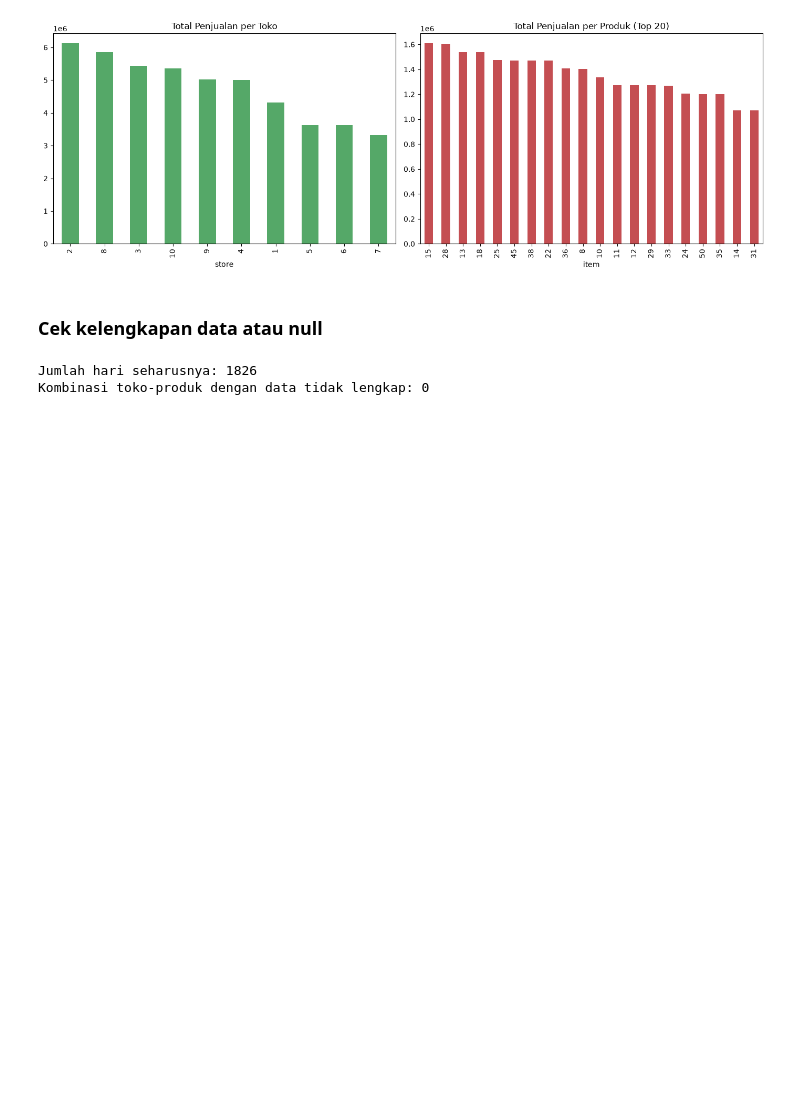
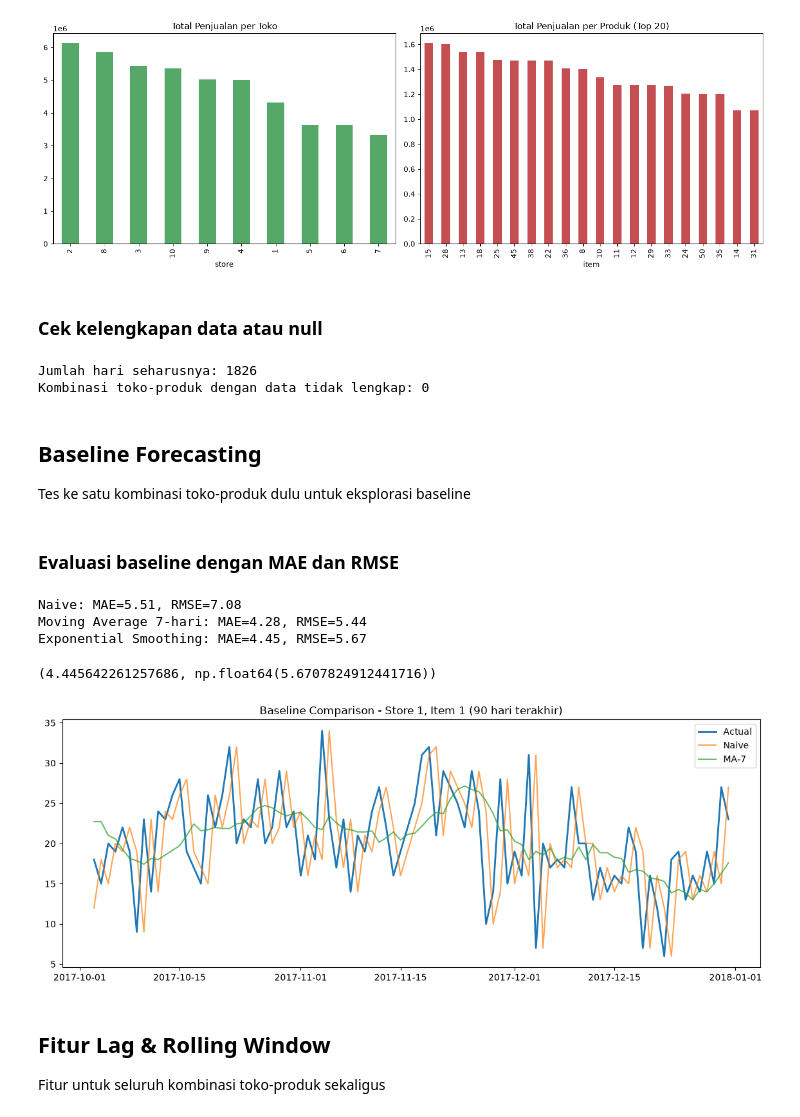
Before and after one commit to NatanaelAlbert22/retail-demand-forecasting, a Jupyter notebook: notebooks/01_eda_timeseries.ipynb, the cells around one changed output. Drawn from its saved outputs; the diff is of its cells as text; code cells hidden in the pictures; blank space fills up the shorter version.

Commit message:
Fitur Lag & Rolling Window

```diff
--- a/notebooks/01_eda_timeseries.ipynb
+++ b/notebooks/01_eda_timeseries.ipynb
@@ -81,3 +83,60 @@ print(f"Kombinasi toko-produk dengan data tidak lengkap: {(actual_days_per_combo
 # %% [output]
 Jumlah hari seharusnya: 1826
 Kombinasi toko-produk dengan data tidak lengkap: 0
+# %% [markdown]
+## Baseline Forecasting
+Tes ke satu kombinasi toko-produk dulu untuk eksplorasi baseline
+# %%
+from statsmodels.tsa.holtwinters import SimpleExpSmoothing
+
+sample = df[(df["store"] == 1) & (df["item"] == 1)].sort_values("date").reset_index(drop=True)
+sample = sample.set_index("date")["sales"]
+
+# Baseline 1: Naive (prediksi = nilai hari sebelumnya)
+naive_pred = sample.shift(1)
+
+# Baseline 2: Moving average 7 hari
+ma7_pred = sample.rolling(window=7).mean().shift(1)
+
+# Baseline 3: Exponential smoothing sederhana
+from statsmodels.tsa.holtwinters import SimpleExpSmoothing
+
+ses_model = SimpleExpSmoothing(
+    sample.dropna(),
+    initialization_method="estimated"
+).fit(smoothing_level=0.3, optimized=False)
+ses_pred = ses_model.fittedvalues
+# %% [markdown]
+### Evaluasi baseline dengan MAE dan RMSE
+# %%
+from sklearn.metrics import mean_absolute_error, mean_squared_error
+
+def evaluate_baseline(y_true, y_pred, name):
+    mask = ~y_pred.isna()
+    mae = mean_absolute_error(y_true[mask], y_pred[mask])
+    rmse = np.sqrt(mean_squared_error(y_true[mask], y_pred[mask]))
+    print(f"{name}: MAE={mae:.2f}, RMSE={rmse:.2f}")
+    return mae, rmse
+
+evaluate_baseline(sample, naive_pred, "Naive")
+evaluate_baseline(sample, ma7_pred, "Moving Average 7-hari")
+evaluate_baseline(sample, ses_pred, "Exponential Smoothing")
+# %% [output]
+Naive: MAE=5.51, RMSE=7.08
+Moving Average 7-hari: MAE=4.28, RMSE=5.44
+Exponential Smoothing: MAE=4.45, RMSE=5.67
+(4.445642261257686, np.float64(5.6707824912441716))
+# %%
+plt.figure(figsize=(14, 5))
+plt.plot(sample.index[-90:], sample.values[-90:], label="Actual", linewidth=2)
+plt.plot(naive_pred.index[-90:], naive_pred.values[-90:], label="Naive", alpha=0.7)
+plt.plot(ma7_pred.index[-90:], ma7_pred.values[-90:], label="MA-7", alpha=0.7)
+plt.legend()
+plt.title("Baseline Comparison - Store 1, Item 1 (90 hari terakhir)")
+plt.savefig("../reports/baseline_comparison.png", dpi=150)
+plt.show()
+# %% [output]
+[figure, added]
+# %% [markdown]
+## Fitur Lag & Rolling Window
+Fitur untuk seluruh kombinasi toko-produk sekaligus
```
Also changed, not shown: parts of 3 cells of this notebook, 1 other file.
